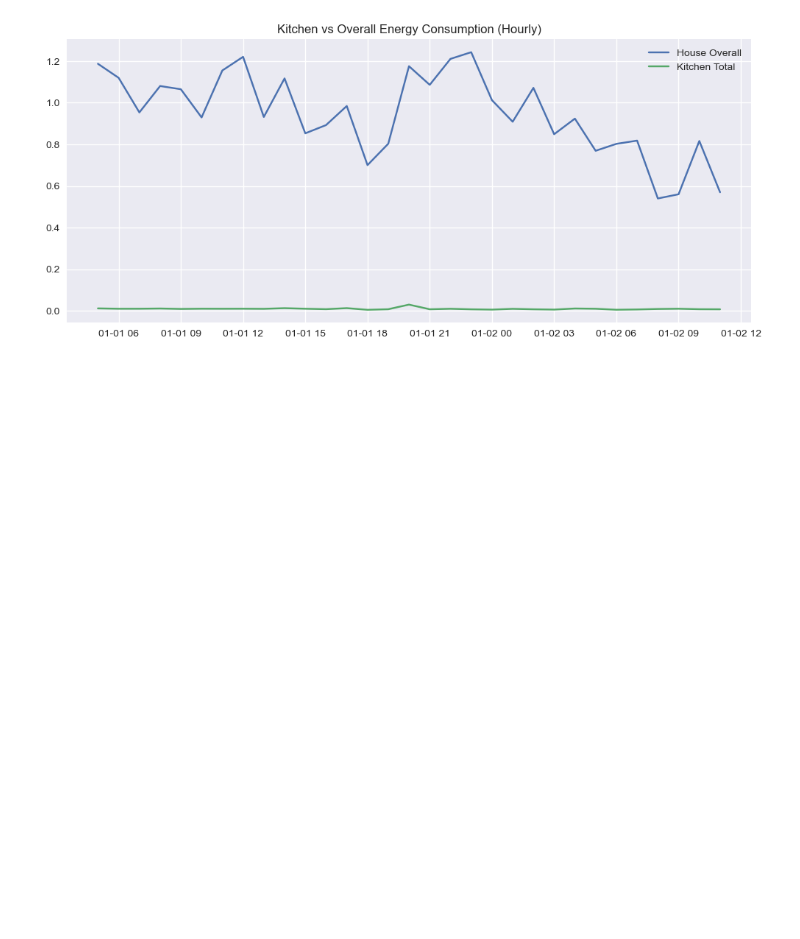
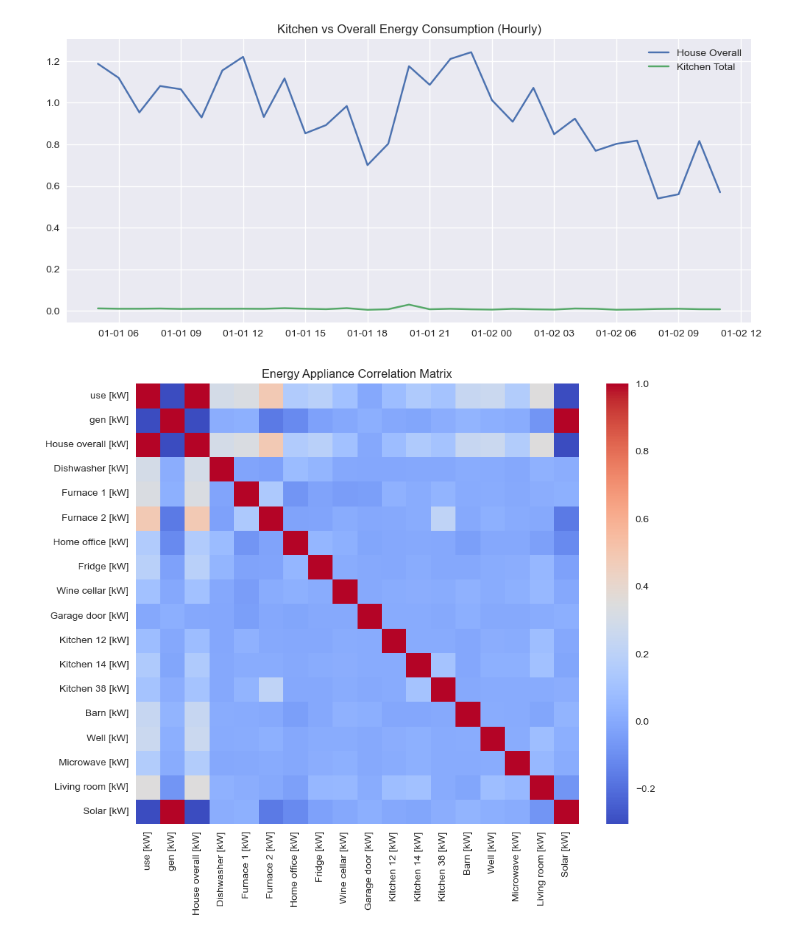
Before and after one commit to mailech/SmartEnergy-Consumption, a Jupyter notebook: Data.ipynb, the cells around one changed output. Drawn from its saved outputs; the diff is of its cells as text; code cells hidden in the pictures; blank space fills up the shorter version.

```diff
--- a/Data.ipynb
+++ b/Data.ipynb
@@ -112,3 +107,12 @@ plt.title("Kitchen vs Overall Energy Consumption (Hourly)")
 plt.show()
 # %% [output]
 [figure]
+# %%
+energy_columns = [col for col in df.columns if '[kW]' in col]
+
+plt.figure(figsize=(10,8))
+sns.heatmap(df[energy_columns].corr(), cmap='coolwarm')
+plt.title("Energy Appliance Correlation Matrix")
+plt.show()
+# %% [output]
+[figure, added]
```
Also changed, not shown: parts of 10 cells of this notebook.
